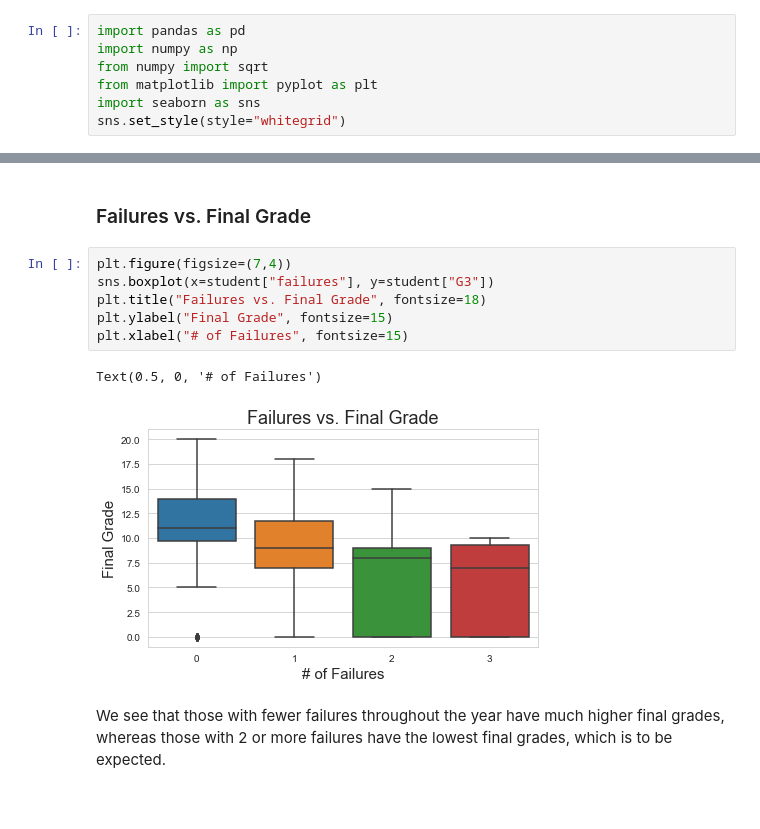
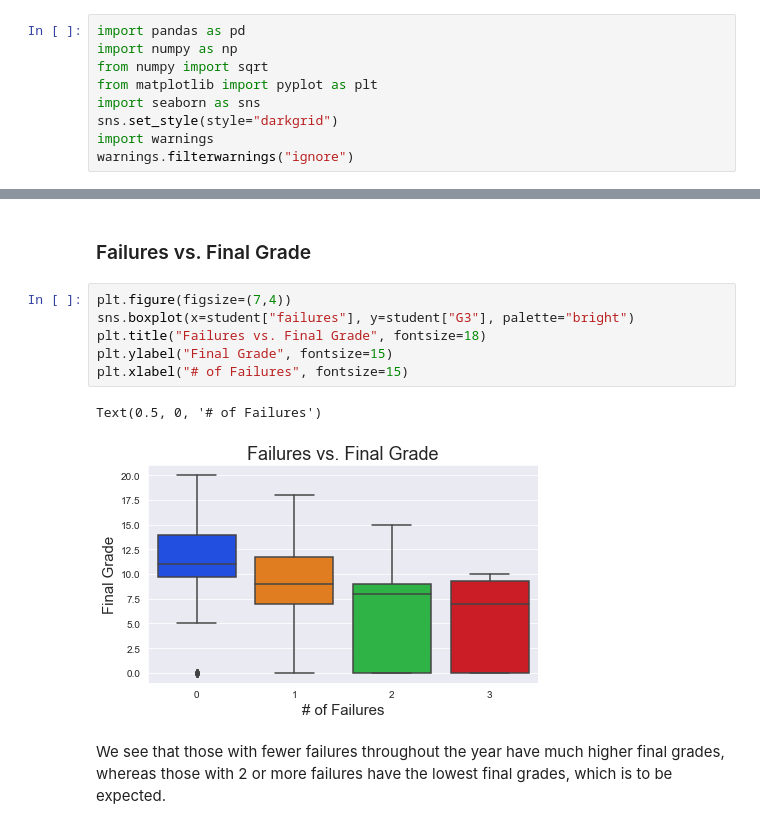
Before and after one commit to k-x-h/FinalGradePrediction, a Jupyter notebook: FinalGradePrediction.ipynb, the cells around one changed output, grey strips where cells are left out. Saved outputs shown, nothing was run; the diff lists cells and outputs as text.

```diff
--- a/FinalGradePrediction.ipynb
+++ b/FinalGradePrediction.ipynb
@@ -10,7 +10,9 @@ import numpy as np
 from numpy import sqrt
 from matplotlib import pyplot as plt
 import seaborn as sns
-sns.set_style(style="whitegrid")
+sns.set_style(style="darkgrid")
+import warnings
+warnings.filterwarnings("ignore")
 # %%
 from sklearn.model_selection import train_test_split
 from sklearn.metrics import mean_squared_error, mean_absolute_error, median_absolute_error
@@ -168,13 +172,13 @@ studentCorr.head(10)
 ### Failures vs. Final Grade
 # %%
 plt.figure(figsize=(7,4))
-sns.boxplot(x=student["failures"], y=student["G3"])
+sns.boxplot(x=student["failures"], y=student["G3"], palette="bright")
 plt.title("Failures vs. Final Grade", fontsize=18)
 plt.ylabel("Final Grade", fontsize=15)
 plt.xlabel("# of Failures", fontsize=15)
 # %% [output]
 Text(0.5, 0, '# of Failures')
-[figure, old version]
+[figure, new version]
 # %% [markdown]
 We see that those with fewer failures throughout the year have much higher final grades, whereas those with 2 or more failures have the lowest final grades, which is to be expected.
 # %% [markdown]
```
Also changed, not shown: parts of 23 cells of this notebook.
